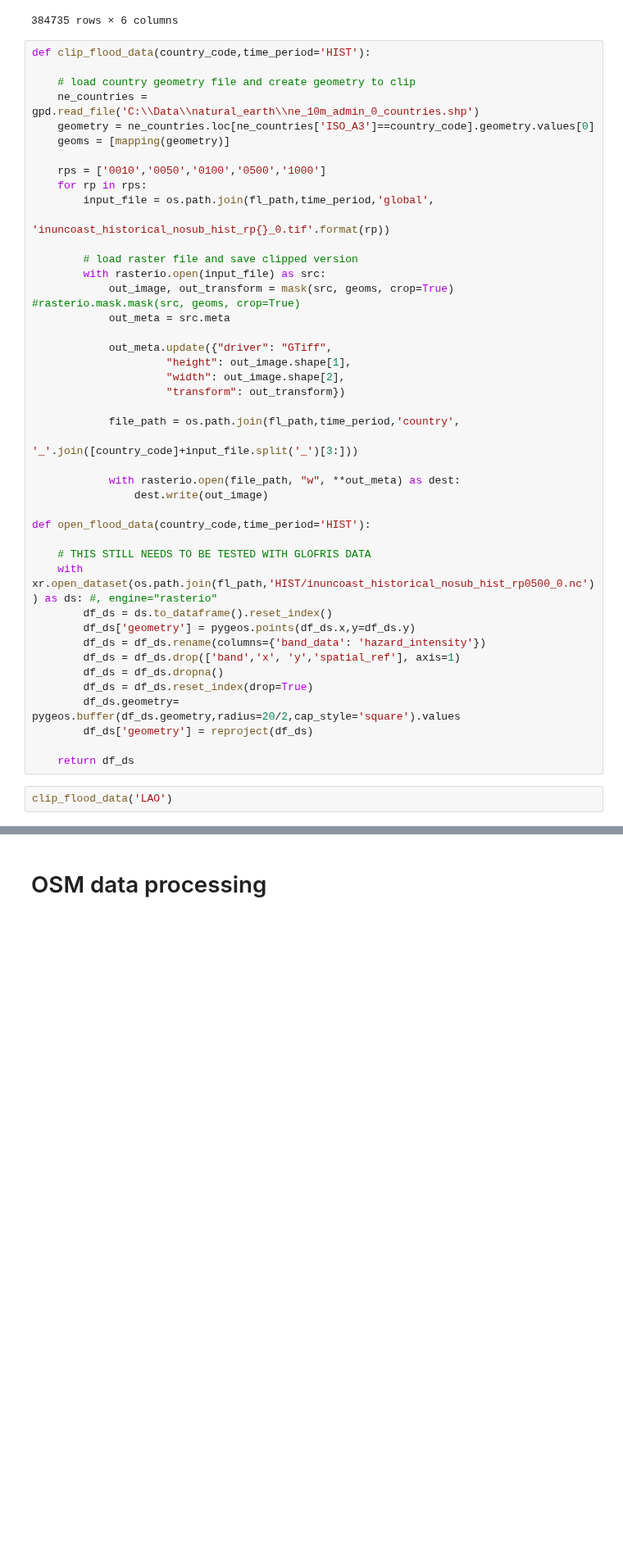
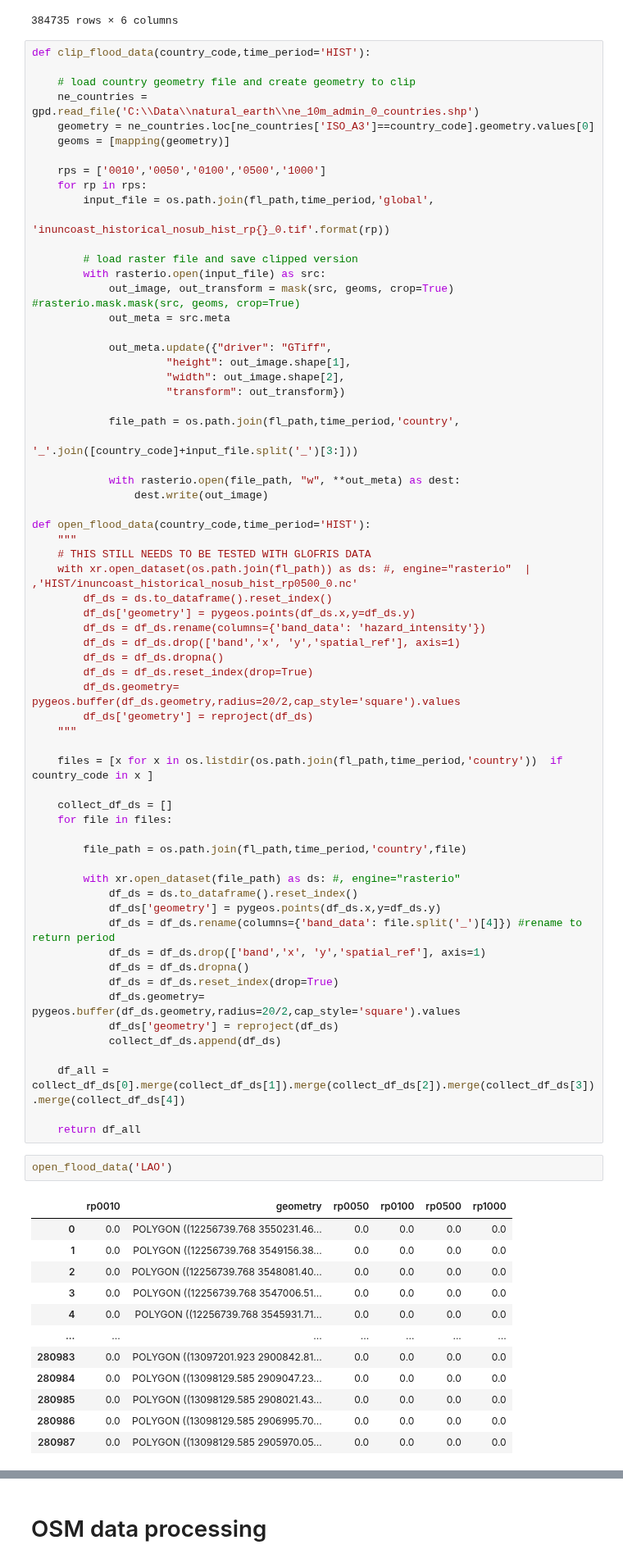
Before and after one commit to Mengqi-Ye/pg_risk_analysis, a Jupyter notebook: notebooks/Example_run.ipynb, the cells around one changed output, grey strips where cells are left out. Shown at 82% size. Drawn from its saved outputs; the diff is of its cells as text; blank space fills up the shorter version.

```diff
--- a/notebooks/Example_run.ipynb
+++ b/notebooks/Example_run.ipynb
@@ -415,9 +415,9 @@ def clip_flood_data(country_code,time_period='HIST'):
                 dest.write(out_image)
 
 def open_flood_data(country_code,time_period='HIST'):
-
+    """
     # THIS STILL NEEDS TO BE TESTED WITH GLOFRIS DATA
-    with xr.open_dataset(os.path.join(fl_path,'HIST/inuncoast_historical_nosub_hist_rp0500_0.nc')) as ds: #, engine="rasterio"
+    with xr.open_dataset(os.path.join(fl_path)) as ds: #, engine="rasterio"  | ,'HIST/inuncoast_historical_nosub_hist_rp0500_0.nc'
         df_ds = ds.to_dataframe().reset_index()
         df_ds['geometry'] = pygeos.points(df_ds.x,y=df_ds.y)
         df_ds = df_ds.rename(columns={'band_data': 'hazard_intensity'})
@@ -426,8 +426,41 @@ def open_flood_data(country_code,time_period='HIST'):
         df_ds = df_ds.reset_index(drop=True)
         df_ds.geometry= pygeos.buffer(df_ds.geometry,radius=20/2,cap_style='square').values
         df_ds['geometry'] = reproject(df_ds)
+    """
 
-    return df_ds
+    files = [x for x in os.listdir(os.path.join(fl_path,time_period,'country'))  if country_code in x ]
+
+    collect_df_ds = []
+    for file in files:
+
+        file_path = os.path.join(fl_path,time_period,'country',file)
+
+        with xr.open_dataset(file_path) as ds: #, engine="rasterio"
+            df_ds = ds.to_dataframe().reset_index()
+            df_ds['geometry'] = pygeos.points(df_ds.x,y=df_ds.y)
+            df_ds = df_ds.rename(columns={'band_data': file.split('_')[4]}) #rename to return period
+            df_ds = df_ds.drop(['band','x', 'y','spatial_ref'], axis=1)
+            df_ds = df_ds.dropna()
+            df_ds = df_ds.reset_index(drop=True)
+            df_ds.geometry= pygeos.buffer(df_ds.geometry,radius=20/2,cap_style='square').values
+            df_ds['geometry'] = reproject(df_ds)
+            collect_df_ds.append(df_ds)
+
+    df_all = collect_df_ds[0].merge(collect_df_ds[1]).merge(collect_df_ds[2]).merge(collect_df_ds[3]).merge(collect_df_ds[4])
+
+    return df_all
 # %%
-clip_flood_data('LAO')
+open_flood_data('LAO')
 # %% [output]
+|  | rp0010 | geometry | rp0050 | rp0100 | rp0500 | rp1000 |
+| 0 | 0.0 | POLYGON ((12256739.768 3550231.46... | 0.0 | 0.0 | 0.0 | 0.0 |
+| 1 | 0.0 | POLYGON ((12256739.768 3549156.38... | 0.0 | 0.0 | 0.0 | 0.0 |
+| 2 | 0.0 | POLYGON ((12256739.768 3548081.40... | 0.0 | 0.0 | 0.0 | 0.0 |
+| 3 | 0.0 | POLYGON ((12256739.768 3547006.51... | 0.0 | 0.0 | 0.0 | 0.0 |
+| 4 | 0.0 | POLYGON ((12256739.768 3545931.71... | 0.0 | 0.0 | 0.0 | 0.0 |
+| ... | ... | ... | ... | ... | ... | ... |
+| 280983 | 0.0 | POLYGON ((13097201.923 2900842.81... | 0.0 | 0.0 | 0.0 | 0.0 |
+| 280984 | 0.0 | POLYGON ((13098129.585 2909047.23... | 0.0 | 0.0 | 0.0 | 0.0 |
+| 280985 | 0.0 | POLYGON ((13098129.585 2908021.43... | 0.0 | 0.0 | 0.0 | 0.0 |
+| 280986 | 0.0 | POLYGON ((13098129.585 2906995.70... | 0.0 | 0.0 | 0.0 | 0.0 |
+| 280987 | 0.0 | POLYGON ((13098129.585 2905970.05... | 0.0 | 0.0 | 0.0 | 0.0 |
```
Also changed, not shown: parts of 17 cells of this notebook.
